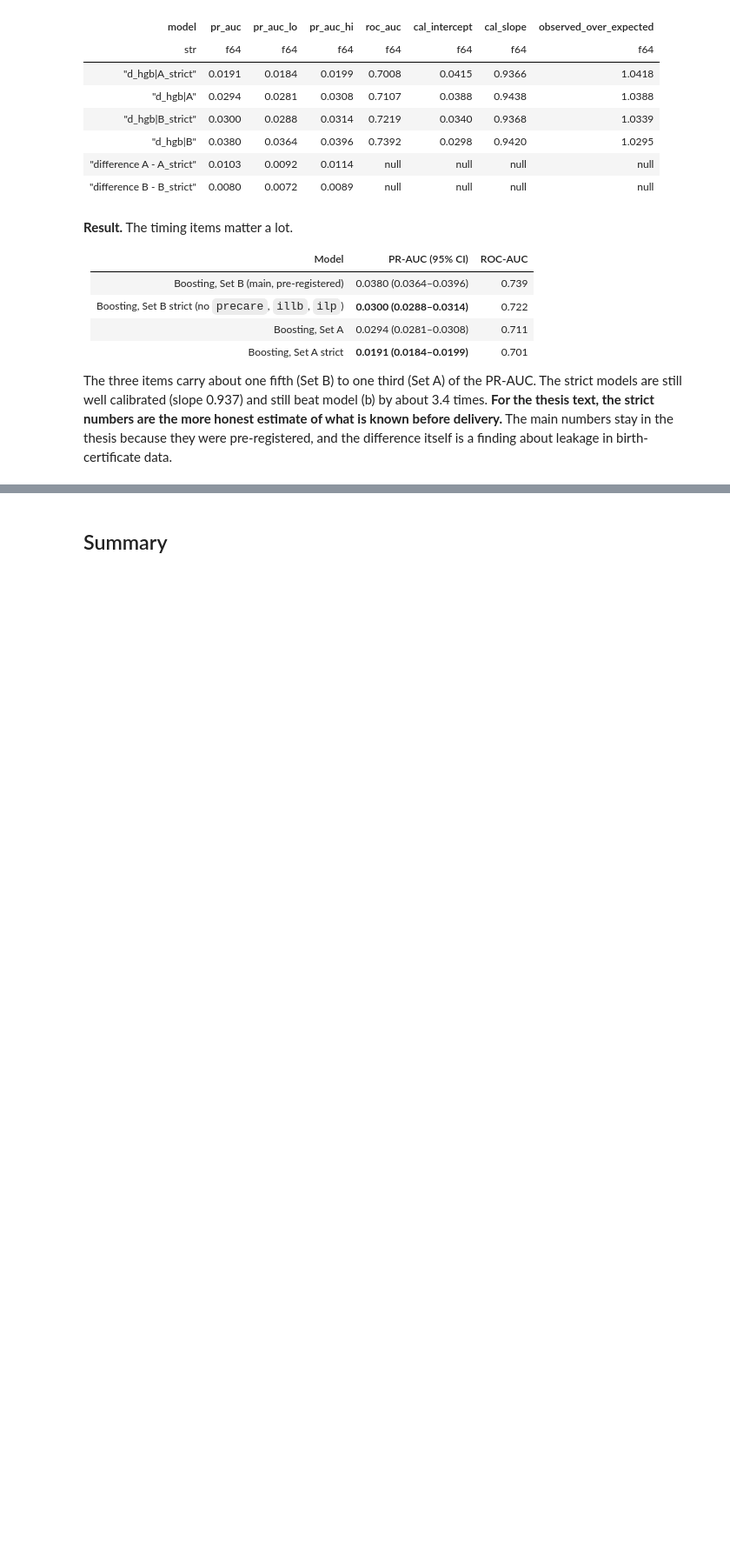
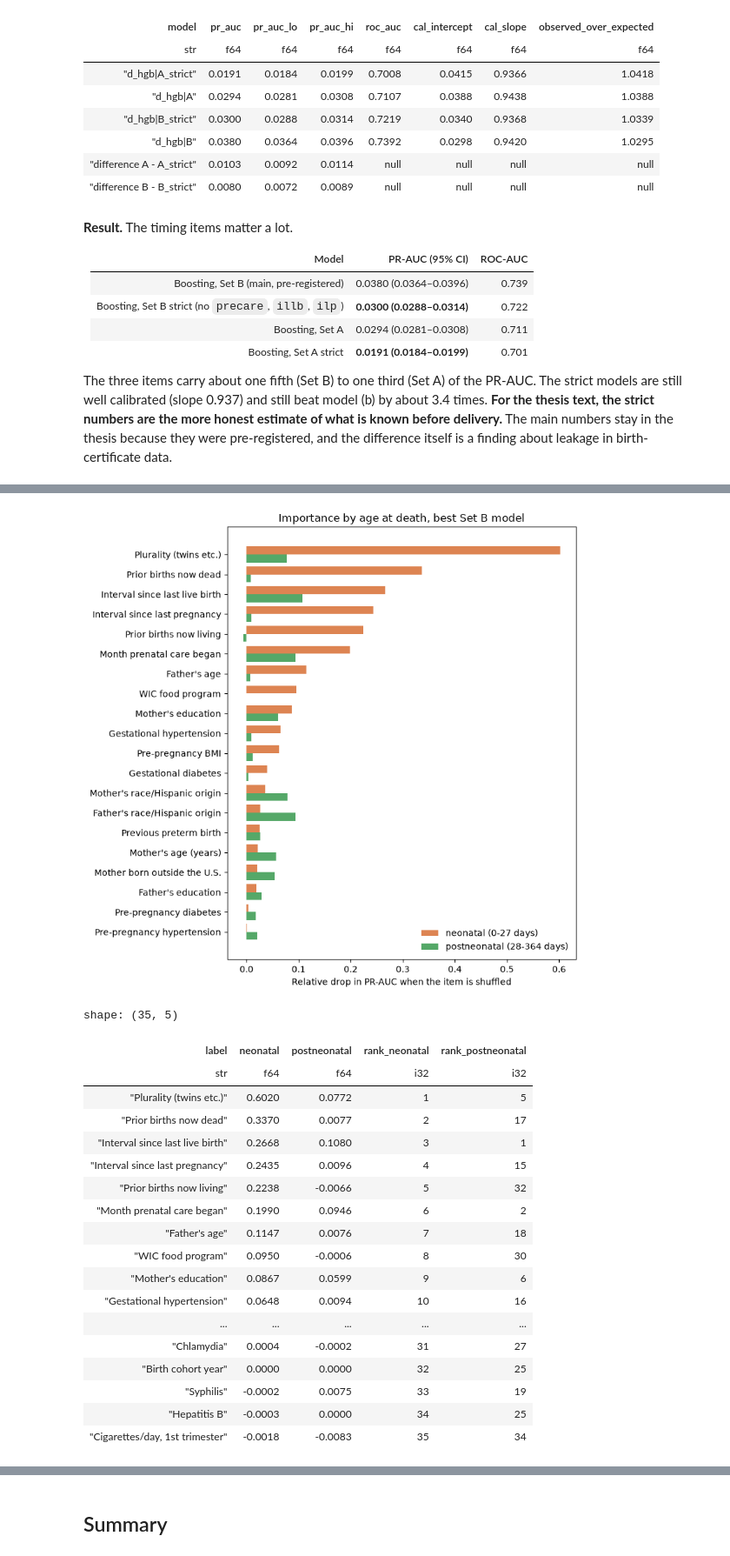
Before and after one commit to ShakulovElzar/infant-mortality-thesis, a Jupyter notebook: InfantMortalityThesis/notebooks/03_prediction.ipynb, the cells around one changed output, grey strips where cells are left out. Shown at 87% size. Drawn from its saved outputs; the diff is of its cells as text; code cells hidden in the pictures; blank space fills up the shorter version.

```diff
--- a/InfantMortalityThesis/notebooks/03_prediction.ipynb
+++ b/InfantMortalityThesis/notebooks/03_prediction.ipynb
@@ -962,0 +1044,34 @@ The three items carry about one fifth (Set B) to one third (Set A) of the PR-AUC
+# %%
+ia = pl.read_csv(REPORTS / "part1_agesplit_importance.csv").with_columns(label=pl.col("feature").replace_strict(LABEL))
+wide = ia.pivot(on="target", index="label", values="relative_drop").sort("neonatal", descending=True)
+top = wide.filter((pl.col("neonatal").rank(descending=True) <= 12) | (pl.col("postneonatal").rank(descending=True) <= 12)).reverse()
+fig, ax = plt.subplots(figsize=(8, 0.33 * top.height + 1.2))
+yy = np.arange(top.height)
+ax.barh(yy + 0.2, top["neonatal"], height=0.4, color="#DD8452", label="neonatal (0-27 days)")
+ax.barh(yy - 0.2, top["postneonatal"], height=0.4, color="#55A868", label="postneonatal (28-364 days)")
+ax.set_yticks(yy); ax.set_yticklabels(top["label"]); ax.legend(frameon=False, loc="lower right")
+ax.set_xlabel("Relative drop in PR-AUC when the item is shuffled"); ax.set_title("Importance by age at death, best Set B model")
+fig.tight_layout(); fig.savefig(FIG / "part1_agesplit_importance.png", dpi=150); plt.show()
+wide.with_columns(rank_neonatal=pl.col("neonatal").rank(descending=True).cast(pl.Int32),
+                  rank_postneonatal=pl.col("postneonatal").rank(descending=True).cast(pl.Int32))
+# %% [output]
+[figure, added]
+shape: (35, 5)
+| label | neonatal | postneonatal | rank_neonatal | rank_postneonatal |
+| str | f64 | f64 | i32 | i32 |
+| "Plurality (twins etc.)" | 0.6020 | 0.0772 | 1 | 5 |
+| "Prior births now dead" | 0.3370 | 0.0077 | 2 | 17 |
+| "Interval since last live birth" | 0.2668 | 0.1080 | 3 | 1 |
+| "Interval since last pregnancy" | 0.2435 | 0.0096 | 4 | 15 |
+| "Prior births now living" | 0.2238 | -0.0066 | 5 | 32 |
+| "Month prenatal care began" | 0.1990 | 0.0946 | 6 | 2 |
+| "Father's age" | 0.1147 | 0.0076 | 7 | 18 |
+| "WIC food program" | 0.0950 | -0.0006 | 8 | 30 |
+| "Mother's education" | 0.0867 | 0.0599 | 9 | 6 |
+| "Gestational hypertension" | 0.0648 | 0.0094 | 10 | 16 |
+| ... | ... | ... | ... | ... |
+| "Chlamydia" | 0.0004 | -0.0002 | 31 | 27 |
+| "Birth cohort year" | 0.0000 | 0.0000 | 32 | 25 |
+| "Syphilis" | -0.0002 | 0.0075 | 33 | 19 |
+| "Hepatitis B" | -0.0003 | 0.0000 | 34 | 25 |
+| "Cigarettes/day, 1st trimester" | -0.0018 | -0.0083 | 35 | 34 |
```
Also changed, not shown: parts of 13 cells of this notebook, 8 other files.
